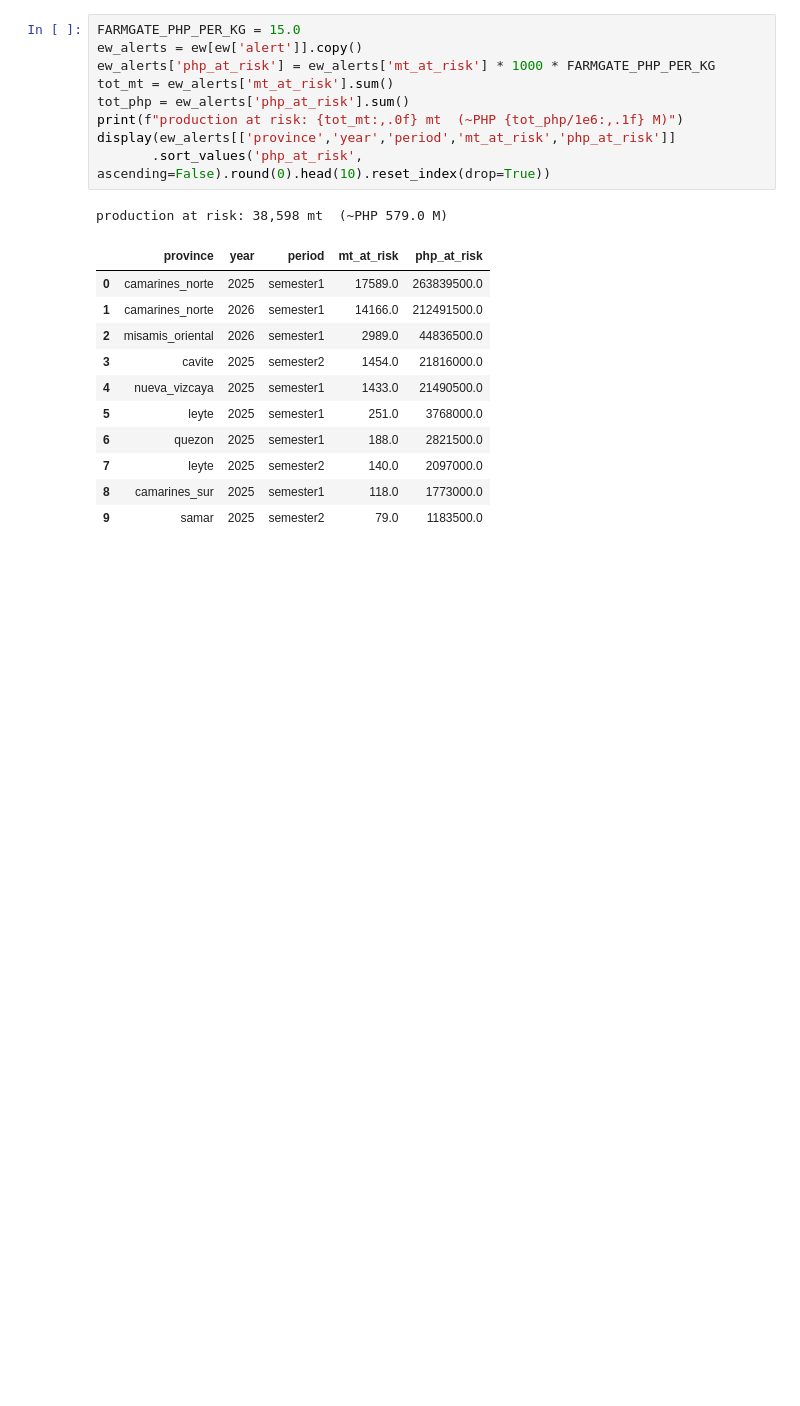
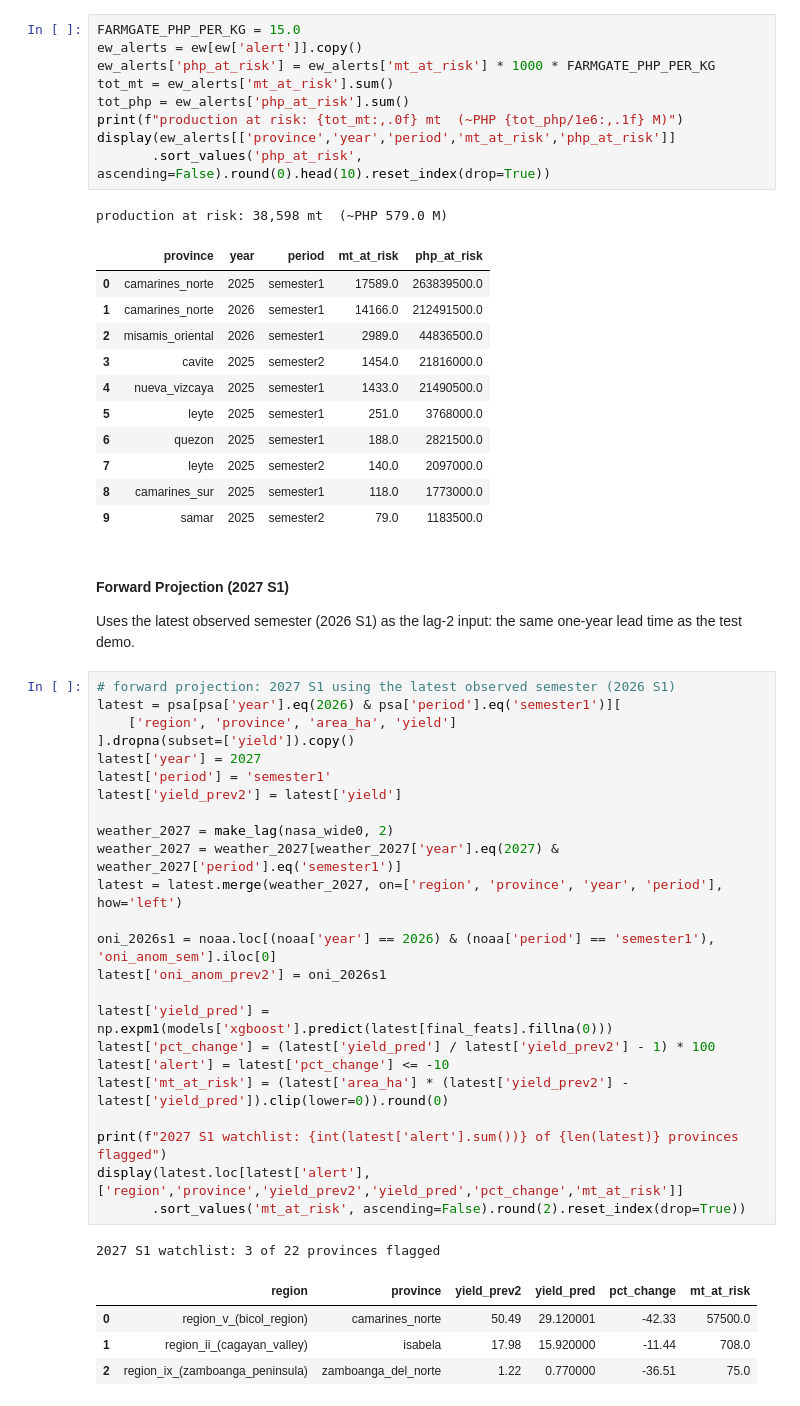
Before and after one commit to rlp-jym/zoomcamp-ml-cohort-2026, a Jupyter notebook: pineapple_yield_prediction/notebook.ipynb, the cells around one changed output. Saved outputs shown, nothing was run; the diff lists cells and outputs as text; blank space fills up the shorter version.

```diff
--- a/pineapple_yield_prediction/notebook.ipynb
+++ b/pineapple_yield_prediction/notebook.ipynb
@@ -1038,3 +1047,36 @@ production at risk: 38,598 mt  (~PHP 579.0 M)
 | 7 | leyte | 2025 | semester2 | 140.0 | 2097000.0 |
 | 8 | camarines_sur | 2025 | semester1 | 118.0 | 1773000.0 |
 | 9 | samar | 2025 | semester2 | 79.0 | 1183500.0 |
+# %% [markdown]
+#### Forward Projection (2027 S1)
+Uses the latest observed semester (2026 S1) as the lag-2 input: the same one-year lead time as the test demo.
+# %%
+# forward projection: 2027 S1 using the latest observed semester (2026 S1)
+latest = psa[psa['year'].eq(2026) & psa['period'].eq('semester1')][
+    ['region', 'province', 'area_ha', 'yield']
+].dropna(subset=['yield']).copy()
+latest['year'] = 2027
+latest['period'] = 'semester1'
+latest['yield_prev2'] = latest['yield']
+
+weather_2027 = make_lag(nasa_wide0, 2)
+weather_2027 = weather_2027[weather_2027['year'].eq(2027) & weather_2027['period'].eq('semester1')]
+latest = latest.merge(weather_2027, on=['region', 'province', 'year', 'period'], how='left')
+
+oni_2026s1 = noaa.loc[(noaa['year'] == 2026) & (noaa['period'] == 'semester1'), 'oni_anom_sem'].iloc[0]
+latest['oni_anom_prev2'] = oni_2026s1
+
+latest['yield_pred'] = np.expm1(models['xgboost'].predict(latest[final_feats].fillna(0)))
+latest['pct_change'] = (latest['yield_pred'] / latest['yield_prev2'] - 1) * 100
+latest['alert'] = latest['pct_change'] <= -10
+latest['mt_at_risk'] = (latest['area_ha'] * (latest['yield_prev2'] - latest['yield_pred']).clip(lower=0)).round(0)
+
+print(f"2027 S1 watchlist: {int(latest['alert'].sum())} of {len(latest)} provinces flagged")
+display(latest.loc[latest['alert'], ['region','province','yield_prev2','yield_pred','pct_change','mt_at_risk']]
+       .sort_values('mt_at_risk', ascending=False).round(2).reset_index(drop=True))
+# %% [output]
+2027 S1 watchlist: 3 of 22 provinces flagged
+|  | region | province | yield_prev2 | yield_pred | pct_change | mt_at_risk |
+| 0 | region_v_(bicol_region) | camarines_norte | 50.49 | 29.120001 | -42.33 | 57500.0 |
+| 1 | region_ii_(cagayan_valley) | isabela | 17.98 | 15.920000 | -11.44 | 708.0 |
+| 2 | region_ix_(zamboanga_peninsula) | zamboanga_del_norte | 1.22 | 0.770000 | -36.51 | 75.0 |
```
Also changed, not shown: parts of 4 cells of this notebook.
